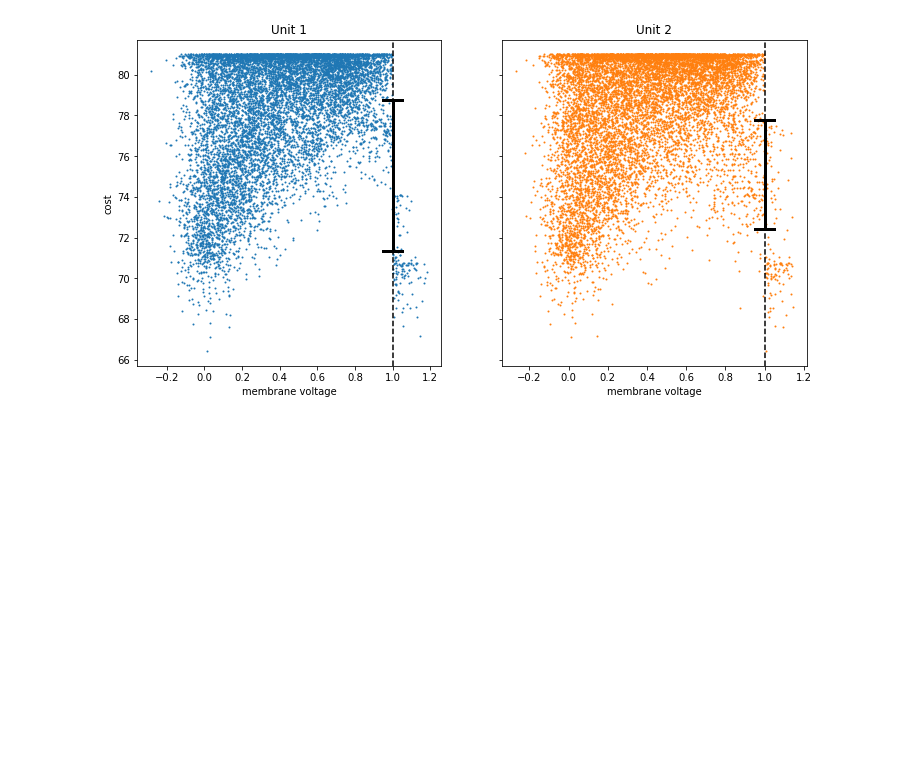
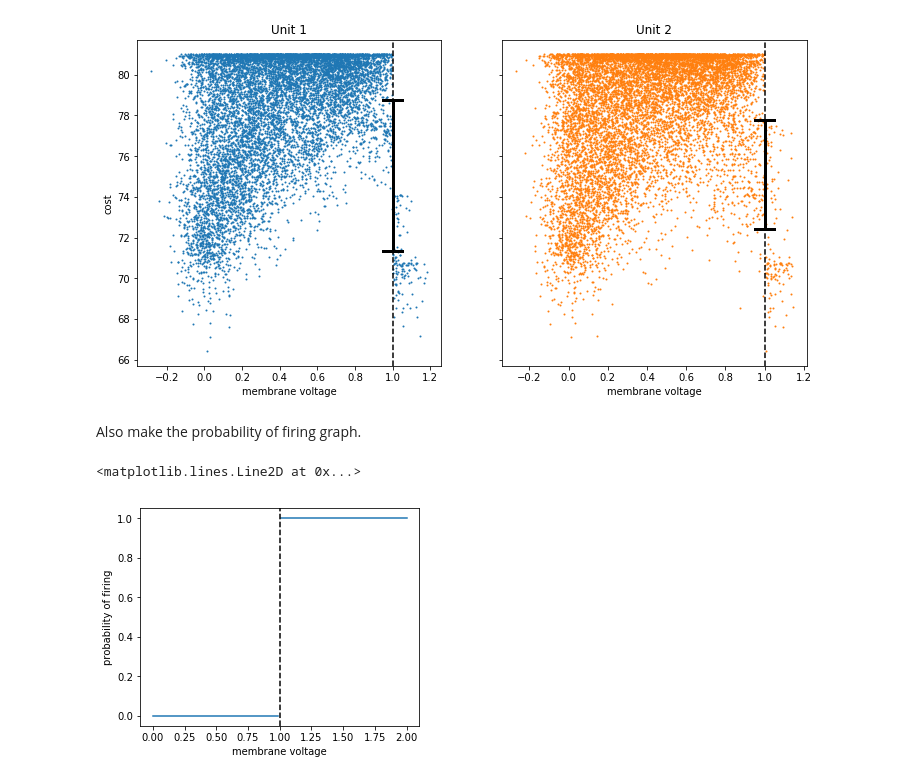
Before and after one commit to benlansdell/rdd, a Jupyter notebook: fig_1_rdd_demo.ipynb, the cells around one changed output. Cells and saved outputs as stored; diff of their text form; code cells hidden in the pictures; blank space fills up the shorter version.

```diff
--- a/fig_1_rdd_demo.ipynb
+++ b/fig_1_rdd_demo.ipynb
@@ -140,3 +140,17 @@ ax2.plot([1, 1], [mu_2_abv, mu_2_blo], color=(0,0,0), linewidth=3);
 plt.savefig('./fig_1.pdf')
 # %% [output]
 [figure]
+# %% [markdown]
+Also make the probability of firing graph.
+# %%
+fig,ax = plt.subplots(1,1,figsize=(5,4))
+N = 100
+x = np.linspace(0,2,N)
+y = np.hstack((np.zeros(N/2), np.ones(N/2)))
+ax.plot(x[0:50], y[0:50], 'C0', x[50:100], y[50:100], 'C0')
+ax.set_xlabel('membrane voltage')
+ax.set_ylabel('probability of firing')
+ax.axvline(x=1, linestyle='--', color=(0,0,0))
+# %% [output]
+<matplotlib.lines.Line2D at 0x...>
+[figure, added]
```
Also changed, not shown: parts of 2 cells of this notebook, 3 other files.
